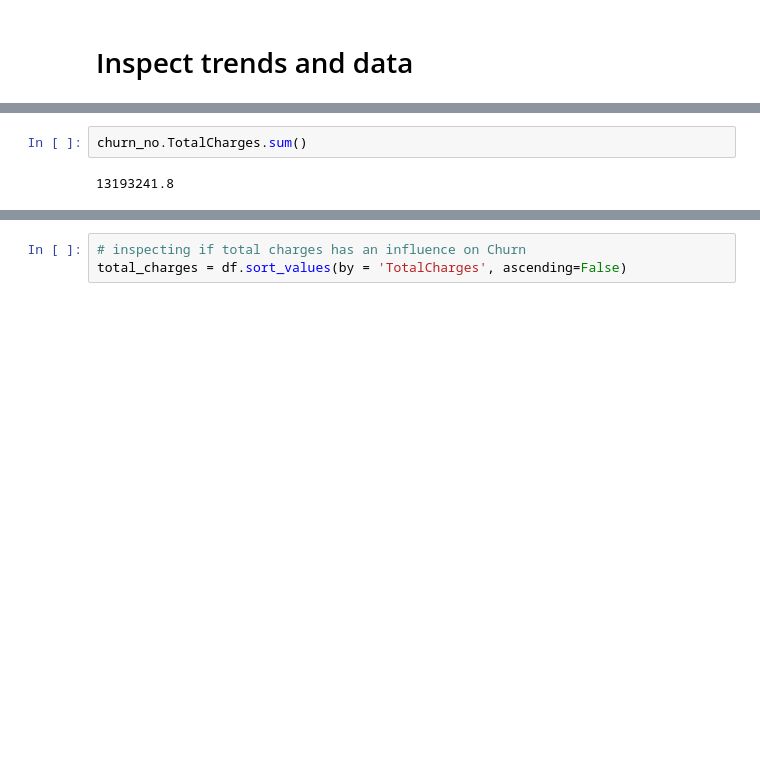
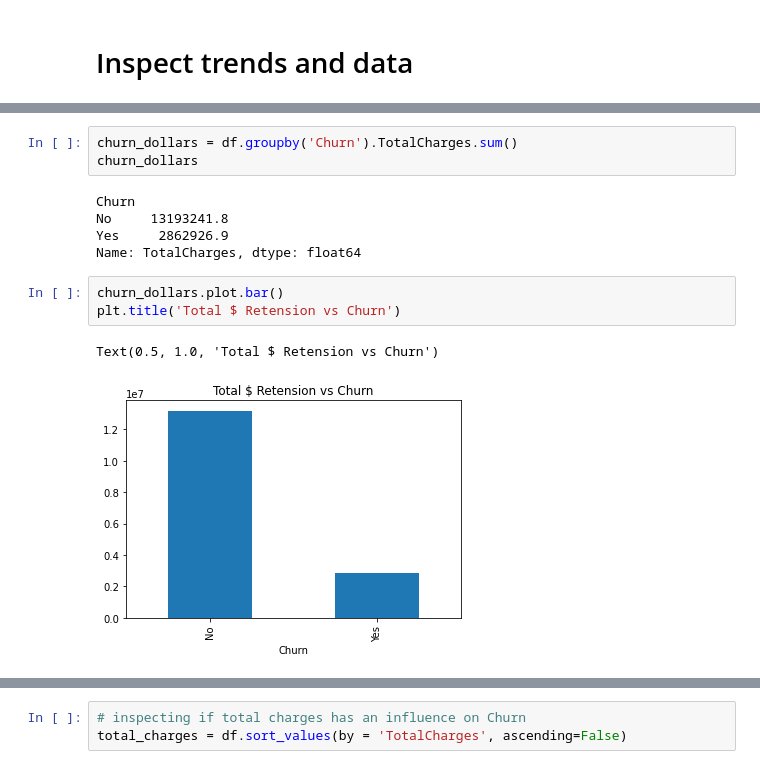
Before and after one commit to chrisvinhston/customer_churn_prediction, a Jupyter notebook: main.ipynb, the cells around one changed output, grey strips where cells are left out. Drawn from its saved outputs; the diff is of its cells as text; blank space fills up the shorter version.

```diff
--- a/main.ipynb
+++ b/main.ipynb
@@ -204,7 +196,17 @@ churn_no.head()
-# %%
-churn_no.TotalCharges.sum()
-# %% [output]
-13193241.8
+# %%
+churn_dollars = df.groupby('Churn').TotalCharges.sum()
+churn_dollars
+# %% [output]
+Churn
+No     13193241.8
+Yes     2862926.9
+Name: TotalCharges, dtype: float64
+# %%
+churn_dollars.plot.bar()
+plt.title('Total $ Retension vs Churn')
+# %% [output]
+Text(0.5, 1.0, 'Total $ Retension vs Churn')
+[figure, added]
 # %%
 # tenure = num of months with the company.  We see a large drop off after 100 months.
 tenure = df.tenure.value_counts()
```
Also changed, not shown: parts of 9 cells of this notebook, 1 other file.
